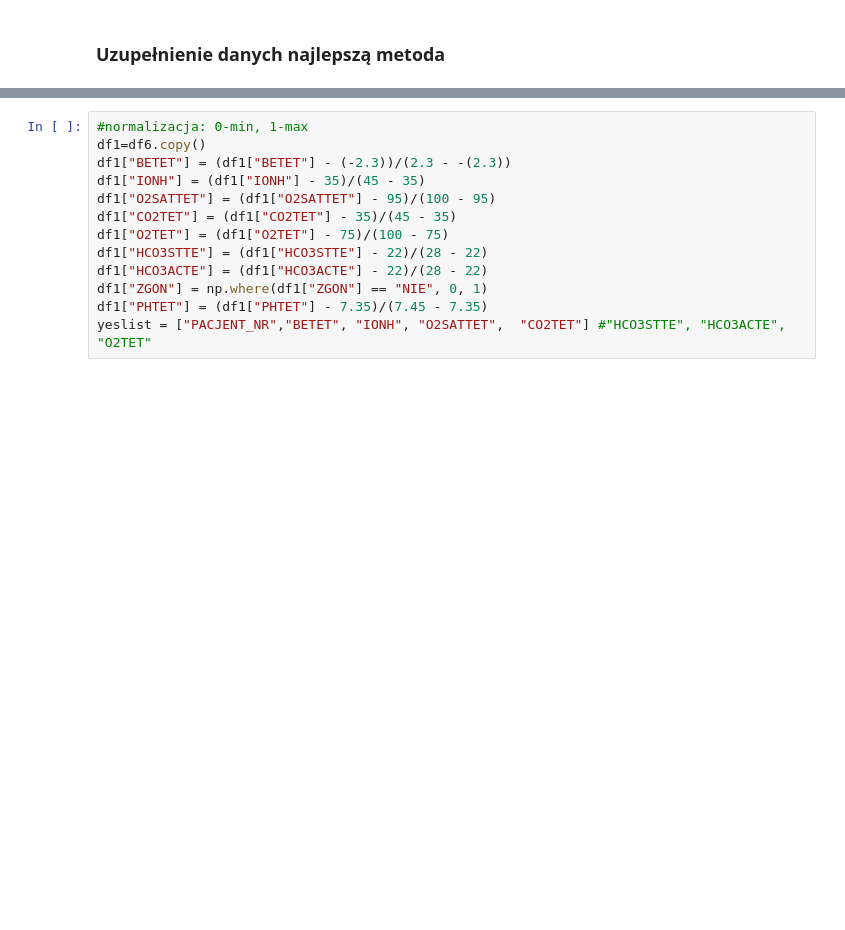
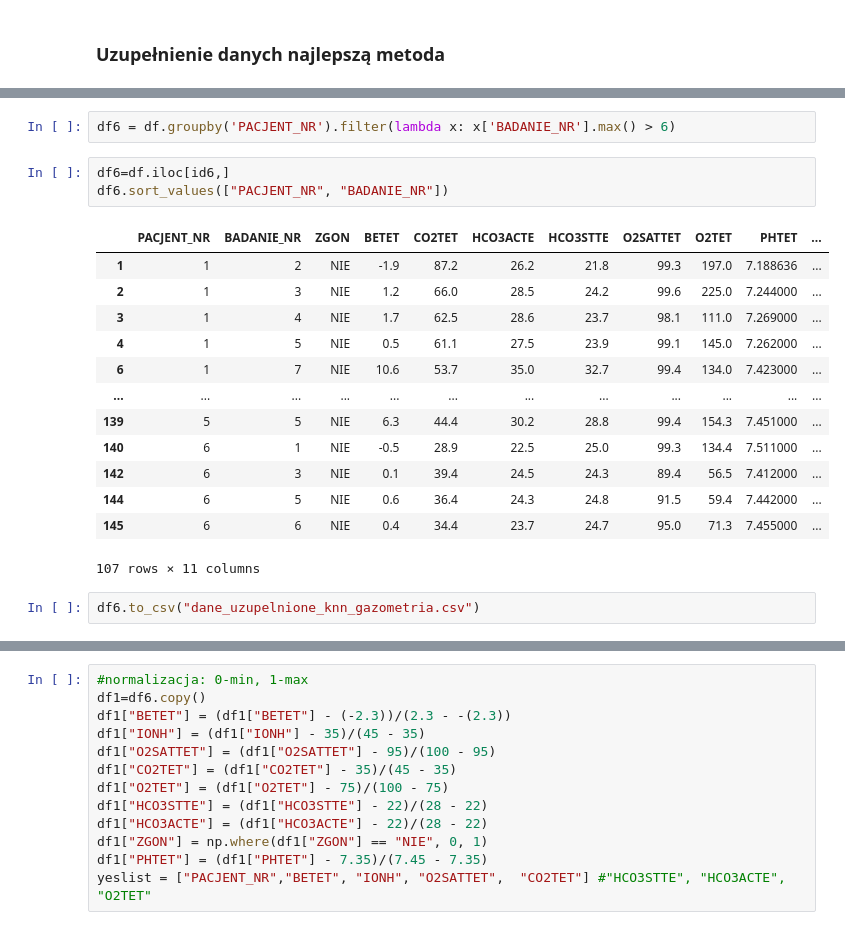
Before and after one commit to dorota10/GasometryTimeSeriesAnalysis, a Jupyter notebook: gasometry_analysis/przygotowanie_danych.ipynb, the cells around one changed output, grey strips where cells are left out. Drawn from its saved outputs; the diff is of its cells as text; blank space fills up the shorter version.

```diff
--- a/gasometry_analysis/przygotowanie_danych.ipynb
+++ b/gasometry_analysis/przygotowanie_danych.ipynb
@@ -177,3 +234,24 @@ Float64Index([  1.0,   2.0,   3.0,   4.0,   6.0,   7.0,   8.0,  10.0,  11.0,
+# %%
+df6 = df.groupby('PACJENT_NR').filter(lambda x: x['BADANIE_NR'].max() > 6)
+# %%
+df6=df.iloc[id6,]
+df6.sort_values(["PACJENT_NR", "BADANIE_NR"])
+# %% [output]
+|  | PACJENT_NR | BADANIE_NR | ZGON | BETET | CO2TET | HCO3ACTE | HCO3STTE | O2SATTET | O2TET | PHTET | ... |
+| 1 | 1 | 2 | NIE | -1.9 | 87.2 | 26.2 | 21.8 | 99.3 | 197.0 | 7.188636 | ... |
+| 2 | 1 | 3 | NIE | 1.2 | 66.0 | 28.5 | 24.2 | 99.6 | 225.0 | 7.244000 | ... |
+| 3 | 1 | 4 | NIE | 1.7 | 62.5 | 28.6 | 23.7 | 98.1 | 111.0 | 7.269000 | ... |
+| 4 | 1 | 5 | NIE | 0.5 | 61.1 | 27.5 | 23.9 | 99.1 | 145.0 | 7.262000 | ... |
+| 6 | 1 | 7 | NIE | 10.6 | 53.7 | 35.0 | 32.7 | 99.4 | 134.0 | 7.423000 | ... |
+| ... | ... | ... | ... | ... | ... | ... | ... | ... | ... | ... | ... |
+| 139 | 5 | 5 | NIE | 6.3 | 44.4 | 30.2 | 28.8 | 99.4 | 154.3 | 7.451000 | ... |
+| 140 | 6 | 1 | NIE | -0.5 | 28.9 | 22.5 | 25.0 | 99.3 | 134.4 | 7.511000 | ... |
+| 142 | 6 | 3 | NIE | 0.1 | 39.4 | 24.5 | 24.3 | 89.4 | 56.5 | 7.412000 | ... |
+| 144 | 6 | 5 | NIE | 0.6 | 36.4 | 24.3 | 24.8 | 91.5 | 59.4 | 7.442000 | ... |
+| 145 | 6 | 6 | NIE | 0.4 | 34.4 | 23.7 | 24.7 | 95.0 | 71.3 | 7.455000 | ... |
+107 rows × 11 columns
+# %%
+df6.to_csv("dane_uzupelnione_knn_gazometria.csv")
 # %%
 cmap= sns.blend_palette(["#6F92F2","white", "#FF6666"], n_colors=10)
 df_corr=df6[[
```
Also changed, not shown: parts of 16 cells of this notebook, 2 other files.
